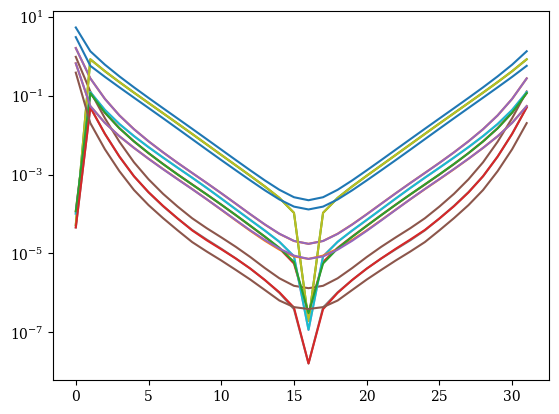
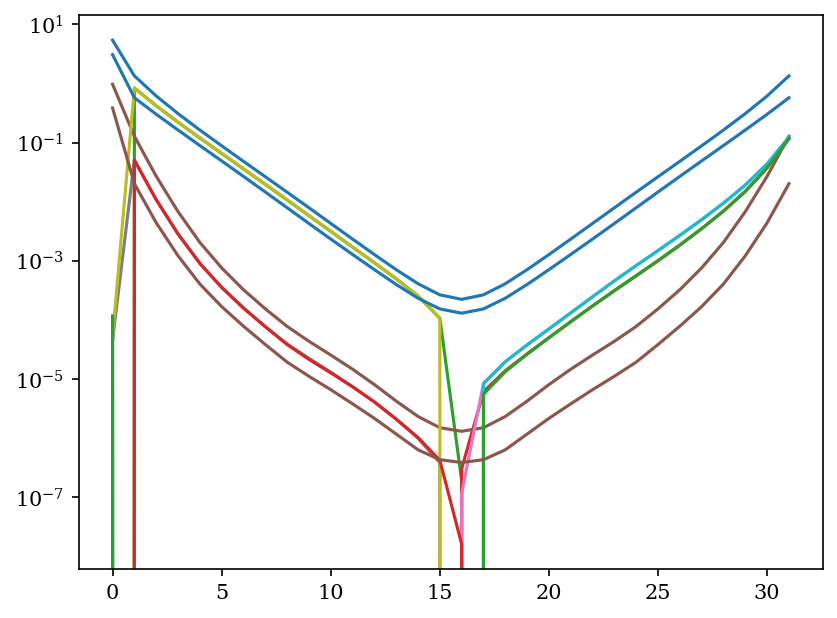
Unified diff of the notebook cell whose output changed from the first chart to the second:
--- before
+++ after
@@ -1 +1,2 @@
-plt.semilogy(np.abs(np.reshape(corrs[0],(16,-1)).T))
+plt.figure(dpi=150)
+plt.semilogy(np.reshape(corrs2[0],(16,-1)).T);

Commit: sync files